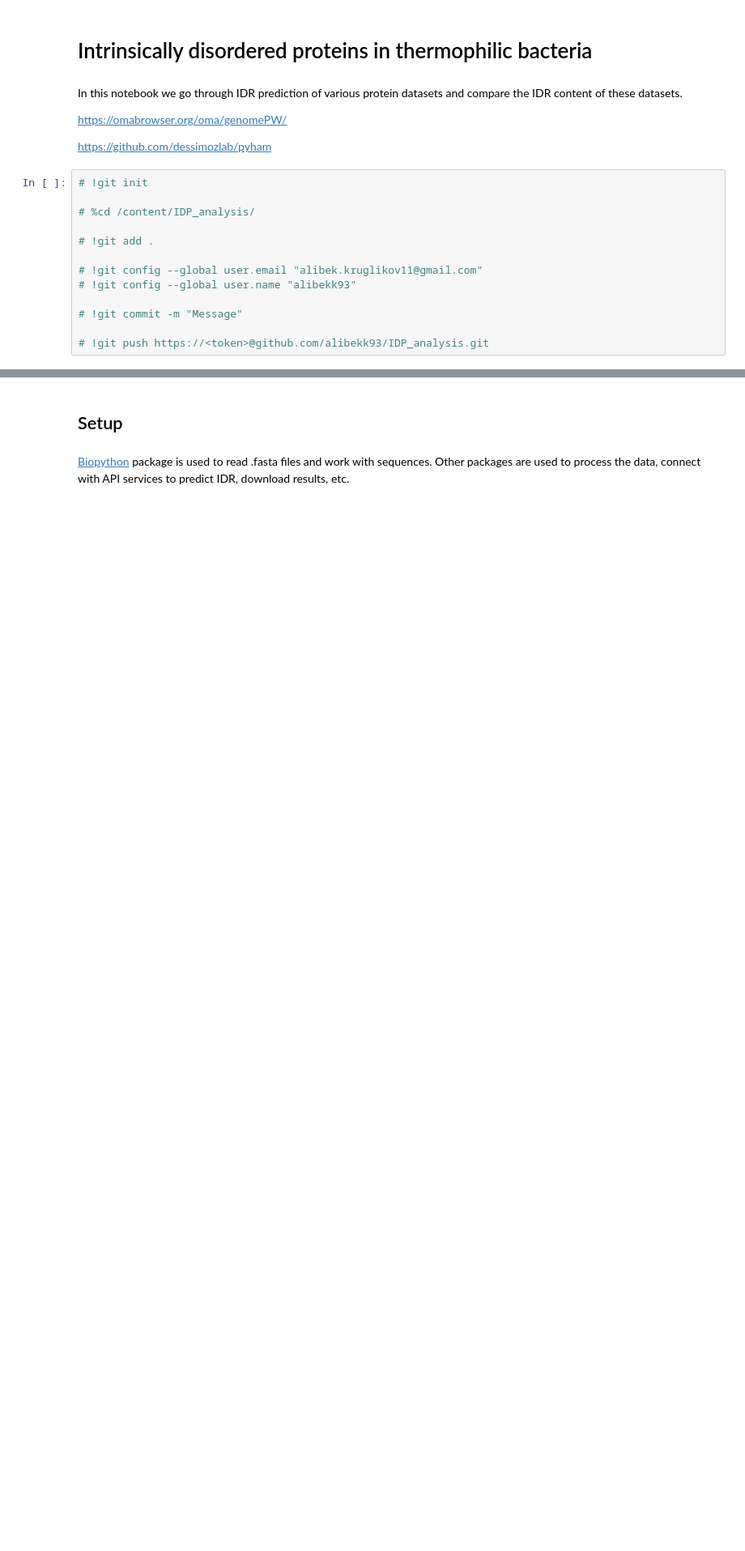
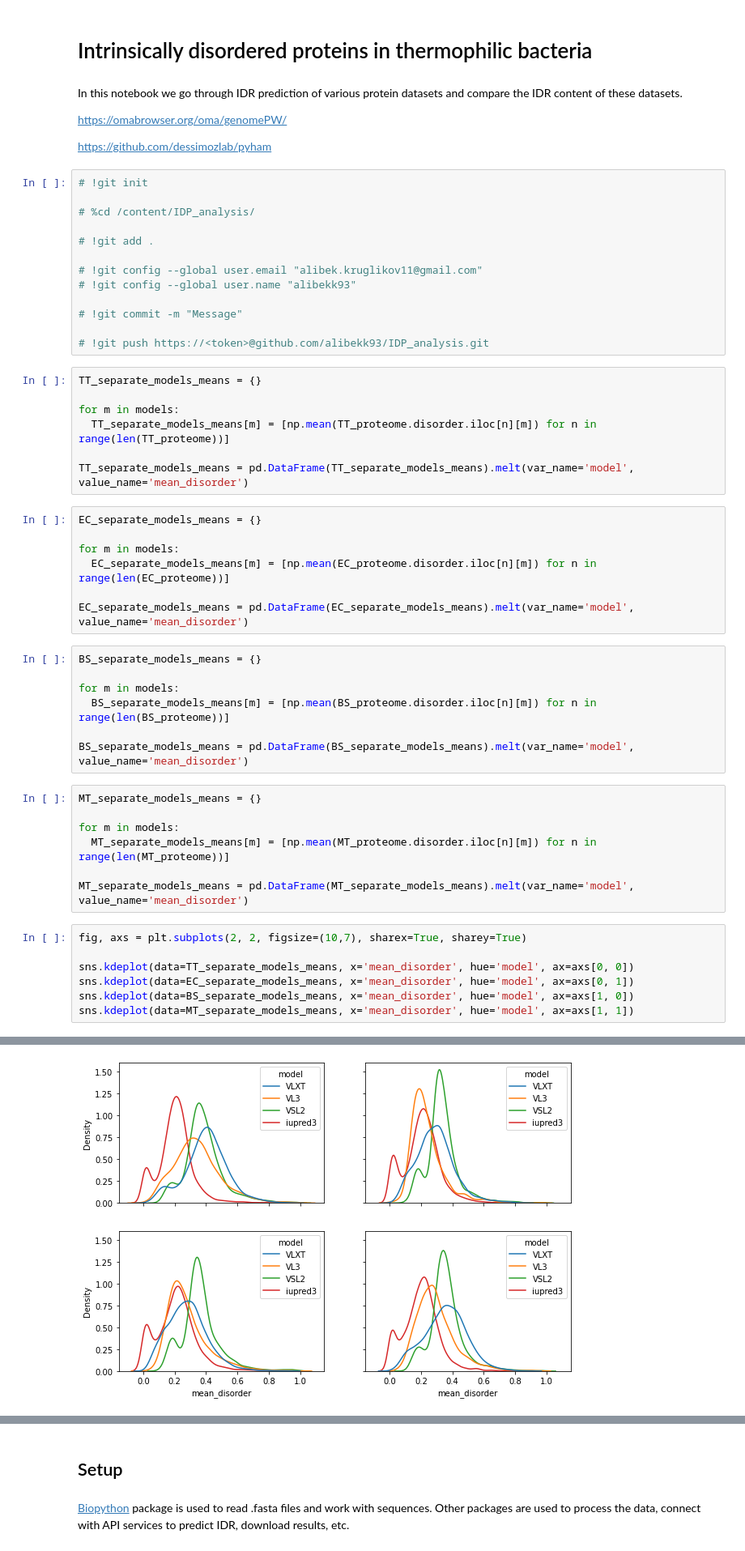
Before and after one commit to alibekk93/IDP_analysis, a Jupyter notebook: IDP_analysis.ipynb, the cells around one changed output, grey strips where cells are left out. Shown at 81% size. Cells and saved outputs as stored; diff of their text form; blank space fills up the shorter version.

```diff
--- a/IDP_analysis.ipynb
+++ b/IDP_analysis.ipynb
@@ -21,3 +21,39 @@ https://github.com/dessimozlab/pyham
 # !git commit -m "Message"
 
 # !git push https://<token>@github.com/alibekk93/IDP_analysis.git
+# %%
+TT_separate_models_means = {}
+
+for m in models:
+  TT_separate_models_means[m] = [np.mean(TT_proteome.disorder.iloc[n][m]) for n in range(len(TT_proteome))]
+
+TT_separate_models_means = pd.DataFrame(TT_separate_models_means).melt(var_name='model', value_name='mean_disorder')
+# %%
+EC_separate_models_means = {}
+
+for m in models:
+  EC_separate_models_means[m] = [np.mean(EC_proteome.disorder.iloc[n][m]) for n in range(len(EC_proteome))]
+
+EC_separate_models_means = pd.DataFrame(EC_separate_models_means).melt(var_name='model', value_name='mean_disorder')
+# %%
+BS_separate_models_means = {}
+
+for m in models:
+  BS_separate_models_means[m] = [np.mean(BS_proteome.disorder.iloc[n][m]) for n in range(len(BS_proteome))]
+
+BS_separate_models_means = pd.DataFrame(BS_separate_models_means).melt(var_name='model', value_name='mean_disorder')
+# %%
+MT_separate_models_means = {}
+
+for m in models:
+  MT_separate_models_means[m] = [np.mean(MT_proteome.disorder.iloc[n][m]) for n in range(len(MT_proteome))]
+
+MT_separate_models_means = pd.DataFrame(MT_separate_models_means).melt(var_name='model', value_name='mean_disorder')
+# %%
+fig, axs = plt.subplots(2, 2, figsize=(10,7), sharex=True, sharey=True)
+
+sns.kdeplot(data=TT_separate_models_means, x='mean_disorder', hue='model', ax=axs[0, 0])
+sns.kdeplot(data=EC_separate_models_means, x='mean_disorder', hue='model', ax=axs[0, 1])
+sns.kdeplot(data=BS_separate_models_means, x='mean_disorder', hue='model', ax=axs[1, 0])
+sns.kdeplot(data=MT_separate_models_means, x='mean_disorder', hue='model', ax=axs[1, 1])
+# %% [output]
@@ -23,0 +61 @@ https://github.com/dessimozlab/pyham
+[figure, added]
```
Also changed, not shown: parts of 5 cells of this notebook.
